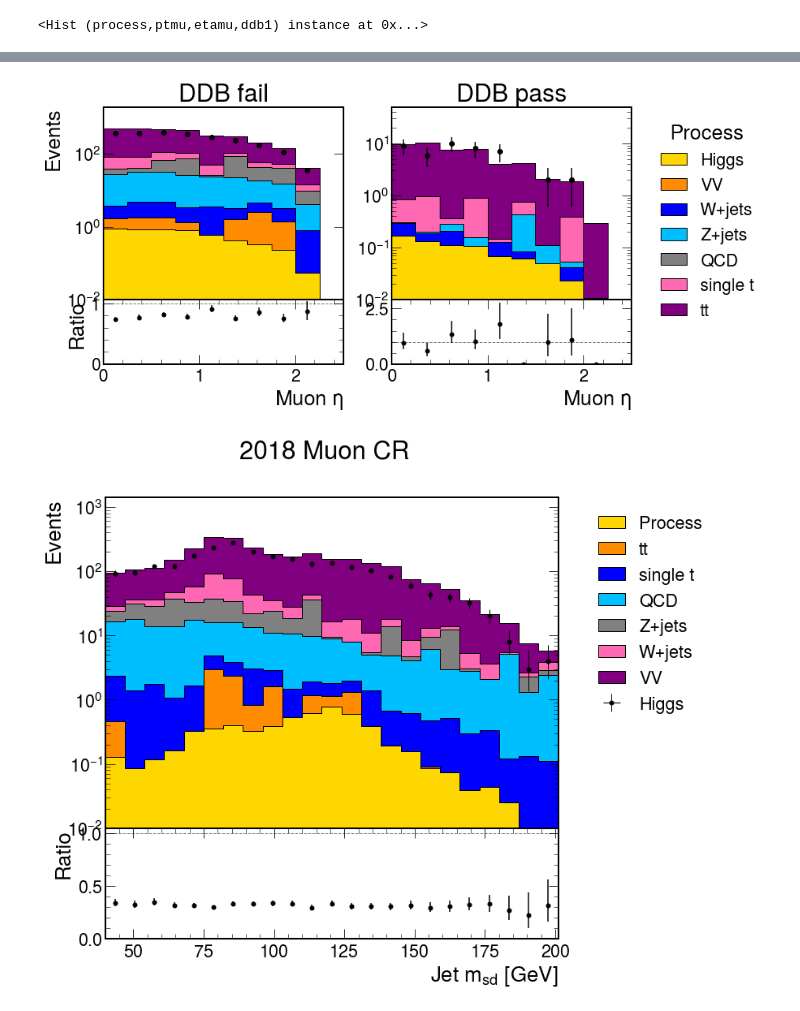
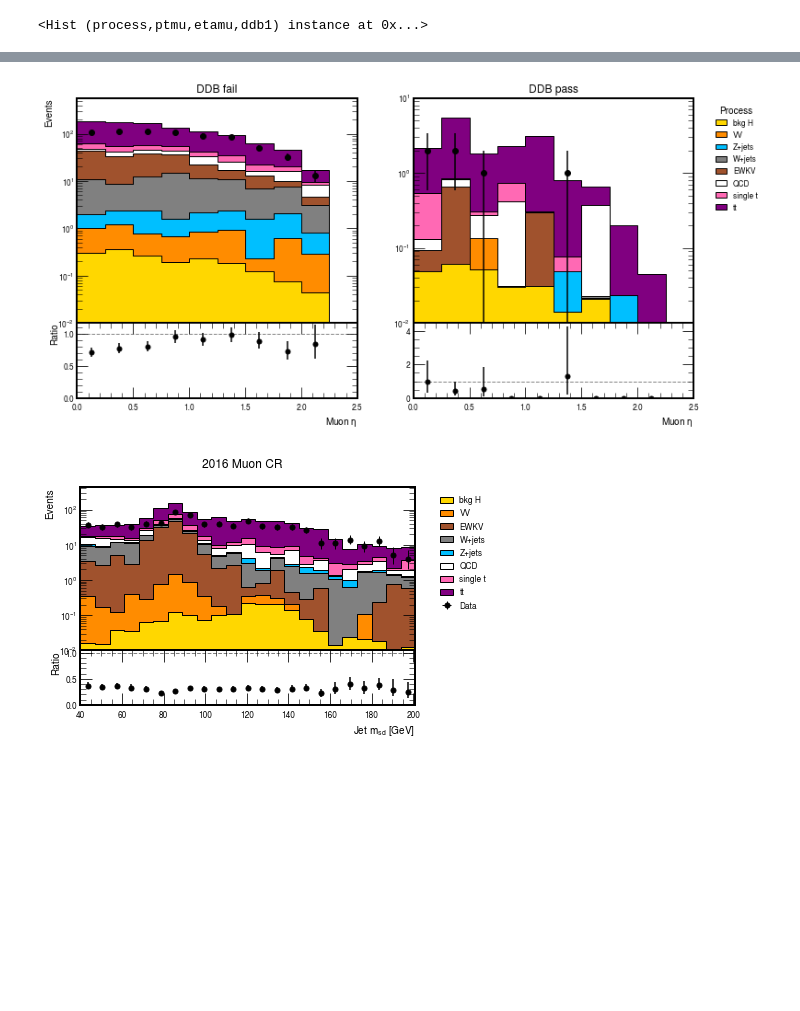
Before and after one commit to jennetd/hbb-coffea, a Jupyter notebook: notebooks/plots-muoncr.ipynb, the cells around one changed output, grey strips where cells are left out. Cells and saved outputs as stored; diff of their text form; code cells hidden in the pictures; blank space fills up the shorter version.

```diff
--- a/notebooks/plots-muoncr.ipynb
+++ b/notebooks/plots-muoncr.ipynb
@@ -26,5 +24,5 @@ with open('pmap.json') as f:
 # %%
-year = '2018'
+year = '2016'
 outsum = processor.dict_accumulator()
 # %%
 # Read the histogram from the pickle file
@@ -75,7 +73,7 @@ plot_datamc_muoncr_pf(muonkin.sum('etamu').rebin('ptmu', hist.Bin('ptmu', "rebin
 # %%
 plot_datamc_muoncr_pf(muonkin.sum('ptmu'), year+'/datamc_mucr_etamu', 'Muon $\eta$',xlim=2.5)
 # %% [output]
-[figure, old version]
+[figure, new version]
 # %%
 templates = pickle.load(open(year+'/templates.pkl','rb')).integrate('region','muoncontrol').integrate('systematic','nominal').sum('pt1','genflavor').integrate('mjj',overflow='allnan')
 cutflow = pickle.load(open(year+'/cutflow.pkl','rb'))
@@ -88,43 +86,43 @@ ax1 = fig.add_subplot(4,1,(1,3))
 plt.subplots_adjust(hspace=0)
 
 # https://matplotlib.org/stable/gallery/color/named_colors.html
-labels = ['Higgs','VV','W+jets','Z+jets','QCD','single t','tt']
-mc = ['ttbar','singlet','QCD','Wjets','Zjets','VV',['ZH','WH','ttH','ggF']]
-colors=['purple','hotpink','gray','deepskyblue','blue','darkorange','gold']
+labels = ['tt','single t','QCD','Z+jets','W+jets','EWKV','VV','bkg H']
+mc = ['ttbar','singlet','QCD','Zjets','Wjets',['EWKZ','EWKW'],'VV',['ZH','WH','ttH','ggF']]
+colors=['purple','hotpink','white','deepskyblue','gray','sienna','darkorange','gold']
 
 mc = [x for x in reversed(mc)]
 colors = [x for x in reversed(colors)]
 labels = [x for x in reversed(labels)]
 
 h = templates.sum('ddb1')
 # Plot stacked hist
-hist.plot1d(h,order=mc,stack=True,fill_opts={'color':colors,'edgecolor':'black'})
+hist.plot1d(h,order=mc,stack=True,fill_opts={'color':colors,'edgecolor':'black','linewidth':1})
 # Overlay data
 hist.plot1d(h.integrate('process','muondata'),error_opts={'marker':'o','color':'k','markersize':5})
-labels = ['Process'] + labels + ['Data']
+labels = labels + ['Data']
 
 ax1.get_xaxis().set_visible(False)
 plt.legend(labels=labels,bbox_to_anchor=(1.05, 1), loc='upper left')
 
 allweights = hist.export1d(h.integrate('process','muondata')).numpy()[0]
 ax1.set_yscale('log')
 ax1.set_ylim(0.01,5*np.amax(allweights))
 
 # ratio
 ax2 = fig.add_subplot(4,1,(4,4))
 hist.plotratio(num=h.integrate('process','muondata'),denom=h.integrate('process'),ax=ax2,unc='num',error_opts={'marker':'o','color':'k','markersize':5},guide_opts={})
 ax2.set_ylabel('Ratio')
 ax2.set_xlabel('Jet $m_{sd}$ [GeV]')
 ax2.set_xlim(ax1.get_xlim())
 
 name = year+'/datamc_mucr_msd1'
 png_name = name+'.png'
 plt.savefig(png_name,bbox_inches='tight')
 
 pdf_name = name+'.pdf'
 plt.savefig(pdf_name,bbox_inches='tight')
 # %% [output]
-[figure, old version]
+[figure, new version]
 # %%
 fig, ((ax1,ax2),(ax3,ax4)) = plt.subplots(2, 2, gridspec_kw={'height_ratios': [3,1]},figsize=(12,6))
 plt.subplots_adjust(hspace=0)
```
Also changed, not shown: parts of 11 cells of this notebook, 28 other files.
